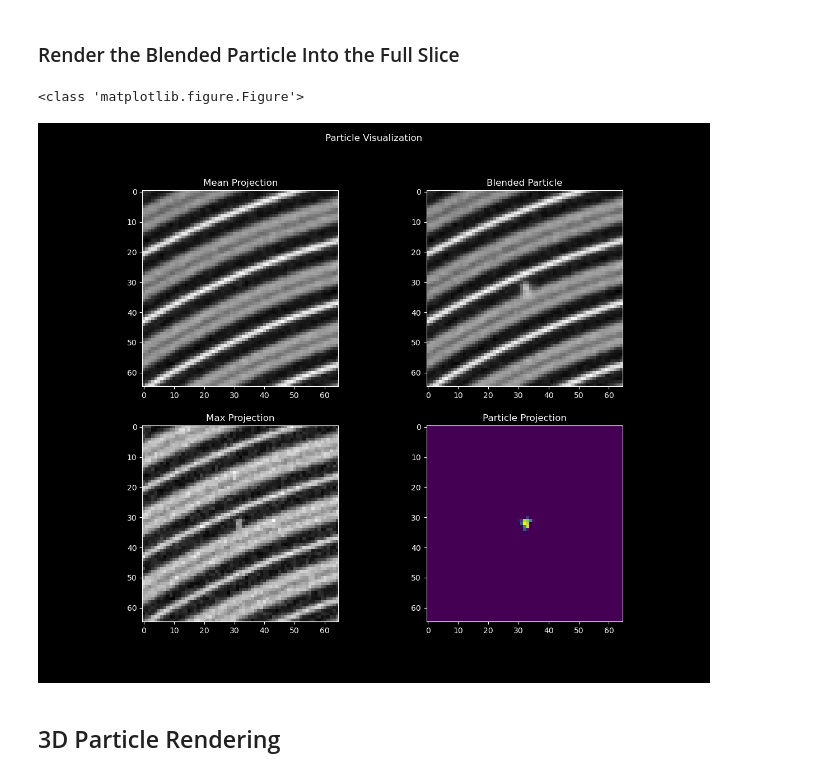
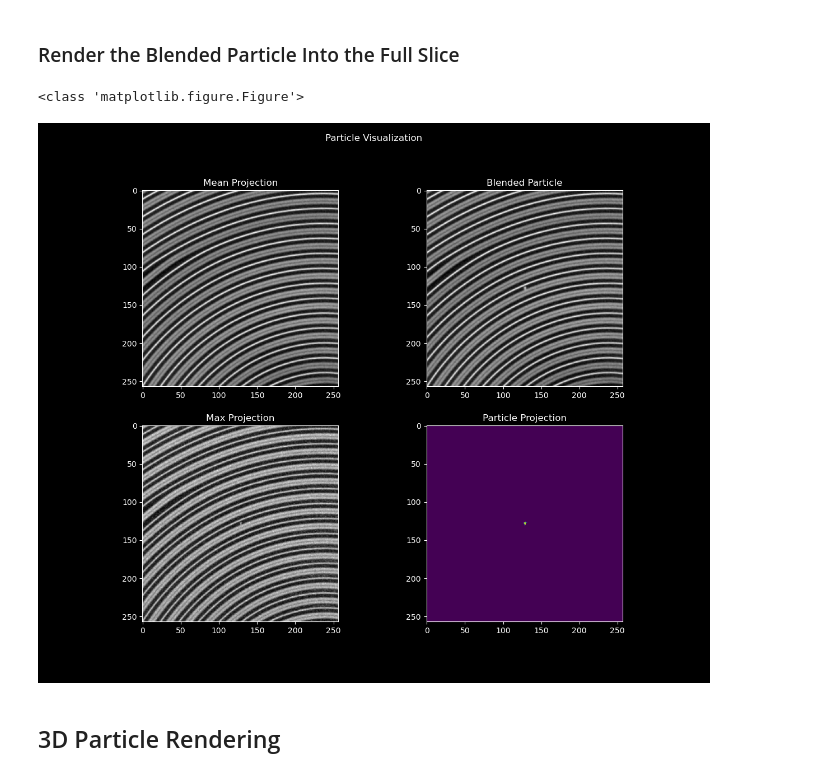
Before and after one commit to jsehnert/particles, a Jupyter notebook: surfacing/enhance.ipynb, the cells around one changed output. Drawn from its saved outputs; the diff is of its cells as text; code cells hidden in the pictures.

```diff
--- a/surfacing/enhance.ipynb
+++ b/surfacing/enhance.ipynb
@@ -351,6 +351,9 @@ plt.show()
 # Set the point where the particle is located
 p_zyx = (1000, 380, 380)  # just background location
 p_zyx = (144, 409, 562)  # partcle location
+p_zyx = (143, 409, 561)
+print(vol_data[p_zyx])
+#p_zyx = (385,714,1194)
 
 # Set the particle slice
 particle_slice = vol_data[p_zyx[0]]
@@ -368,6 +371,7 @@ p_extractor = ParticleExtractor(
 )  # Replace 'enhancer_class' with the actual class name for the enhancer object
 p_extractor.set_voxel_location(p_zyx)
 particle_3d = p_extractor.particle
+print(f"Estimated noise_level={p_extractor.noise_estimate}")
 if particle_3d.max() <= 0:
     print("No particle found at the specified location.")
 else:
@@ -429,41 +435,41 @@ max_projection = particle_slab.max(axis=0)
 mean_projection = particle_slab.mean(axis=0)
 
 # Set up the local neighborhood for visualization
-l_extent = 64
+l_extent = 256
 r_slice = slice(p_zyx[1] - l_extent // 2, p_zyx[1] + l_extent // 2 + 1)
 c_slice = slice(p_zyx[2] - l_extent // 2, p_zyx[2] + l_extent // 2 + 1)
 
 plt.close("all")
 
 fig = plt.figure(figsize=(12, 10))
 fig.suptitle("Particle Visualization")
 
 print(type(fig))
 plt.subplot(2, 2, 1)
 plt.imshow(mean_projection[r_slice, c_slice], cmap="gray")
 plt.title("Mean Projection")
 
 plt.subplot(2, 2, 2)
 plt.imshow(blended[r_slice, c_slice], cmap="gray")
 plt.title("Blended Particle")
 
 plt.subplot(2, 2, 3)
 plt.imshow(max_projection[r_slice, c_slice], cmap="gray")
 plt.title("Max Projection")
 
 plt.subplot(2, 2, 4)
 embedded_particle = embed_particle(
     particle=particle_projection,
     shape=mean_projection.shape,
     location=(p_zyx[1], p_zyx[2]),
 )
 plt.imshow(embedded_particle[r_slice, c_slice], cmap="viridis")#
 plt.title("Particle Projection")
 
 plt.show()
 # %% [output]
 <class 'matplotlib.figure.Figure'>
-[figure, old version]
+[figure, new version]
 # %% [markdown]
 ## 3D Particle Rendering
 # %%
```
Also changed, not shown: parts of 2 cells of this notebook, 2 other files.
